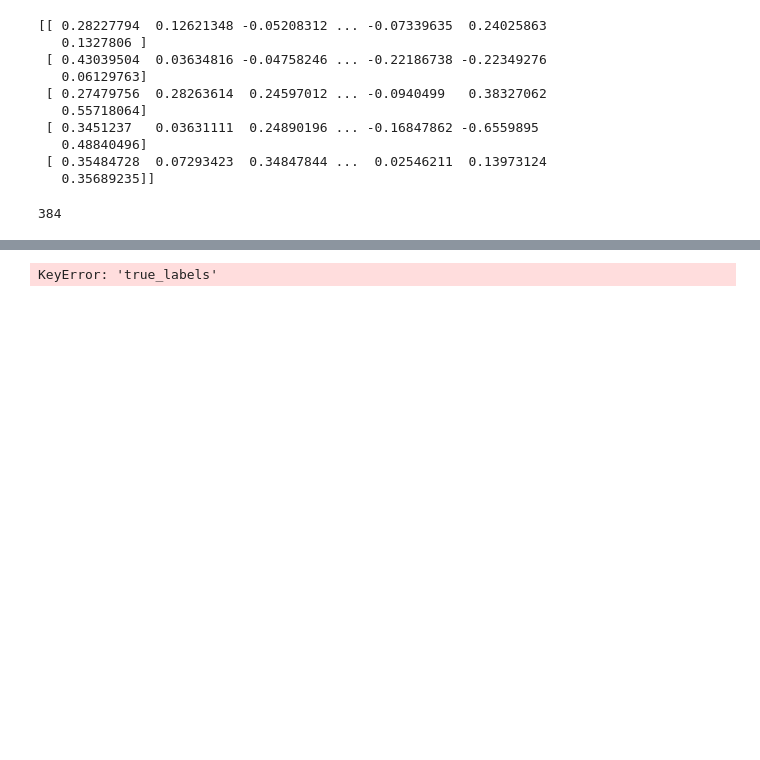
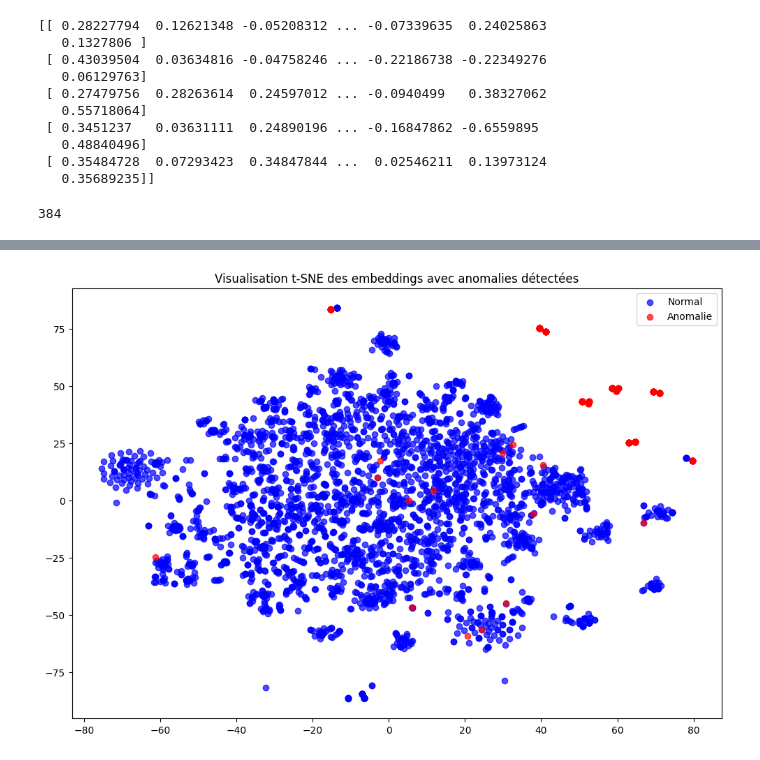
Before and after one commit to sow19/Detection-d-anomalies, a Jupyter notebook: code_source/contamination_anomalies/apprentissage_contamination3.ipynb, the cells around one changed output, grey strips where cells are left out. Saved outputs shown, nothing was run; the diff lists cells and outputs as text; code cells hidden in the pictures; blank space fills up the shorter version.

```diff
--- a/code_source/contamination_anomalies/apprentissage_contamination3.ipynb
+++ b/code_source/contamination_anomalies/apprentissage_contamination3.ipynb
@@ -172,12 +175,21 @@ contaminated_df.tail()
-# %%
-from sklearn.metrics import precision_score, recall_score, f1_score
-
-precision = precision_score(contaminated_df['true_labels'], contaminated_df['is_anomaly'])
-recall = recall_score(contaminated_df['true_labels'], contaminated_df['is_anomaly'])
-f1 = f1_score(contaminated_df['true_labels'], contaminated_df['is_anomaly'])
-
-print(f"Précision: {precision:.3f}")
-print(f"Rappel: {recall:.3f}")
-print(f"F-mesure: {f1:.3f}")
-# %% [output]
-KeyError: 'true_labels'
+# %%
+import matplotlib.pyplot as plt
+from sklearn.manifold import TSNE
+
+tsne = TSNE(n_components=2, random_state=42)
+embedding_2d = tsne.fit_transform(scaled_embeddings)
+
+plt.figure(figsize=(12, 8))
+plt.scatter(embedding_2d[contaminated_df['is_anomaly'] == False, 0],
+            embedding_2d[contaminated_df['is_anomaly'] == False, 1],
+            c='blue', alpha=0.7, label='Normal')
+
+plt.scatter(embedding_2d[contaminated_df['is_anomaly'] == True, 0],
+            embedding_2d[contaminated_df['is_anomaly'] == True, 1],
+            c='red', alpha=0.7, label='Anomalie')
+
+plt.title('Visualisation t-SNE des embeddings avec anomalies détectées')
+plt.legend()
+plt.show()
+# %% [output]
+[figure, added]
```
Also changed, not shown: parts of 7 cells of this notebook, 2 other files.
